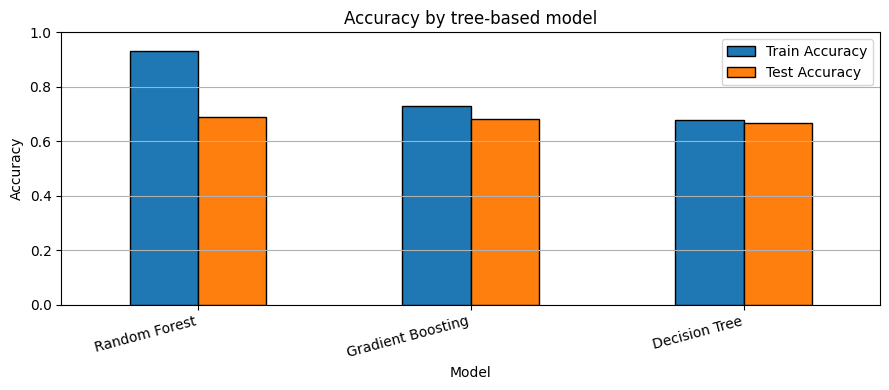
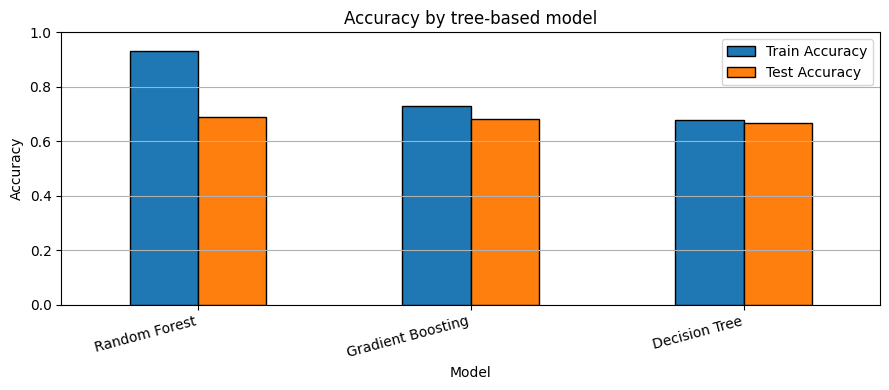
The change to this notebook cell's code, shown as a diff; its figure went from the first image to the second:
--- before
+++ after
@@ -5,28 +5,7 @@
 }
 
-results = []
-for model_name, model in models.items():
-    if model_name != "Random Forest":
-        model.fit(X_train, y_train)
-
-    train_pred = model.predict(X_train)
-    test_pred = model.predict(X_test)
-
-    results.append({
-        "Model": model_name,
-        "Train Accuracy": accuracy_score(y_train, train_pred),
-        "Test Accuracy": accuracy_score(y_test, test_pred),
-        "Test Macro F1": f1_score(y_test, test_pred, average="macro", zero_division=0),
-    })
-
-accuracy_comparison = pd.DataFrame(results).set_index("Model").sort_values("Test Accuracy", ascending=False).round(4)
-display(accuracy_comparison)
-
-accuracy_comparison[["Train Accuracy", "Test Accuracy"]].plot(kind="bar", figsize=(9, 4), edgecolor="black")
-plt.title("Accuracy by tree-based model")
-plt.ylabel("Accuracy")
-plt.ylim(0, 1)
-plt.xticks(rotation=15, ha="right")
-plt.grid(axis="y")
-plt.tight_layout()
-plt.show()
+accuracy_comparison = compare_models(
+    models, X_train, X_test, y_train, y_test,
+    plot_title="Accuracy by tree-based model",
+    pre_fitted=["Random Forest"]
+)

Commit: [Fix] Feature importance for all models